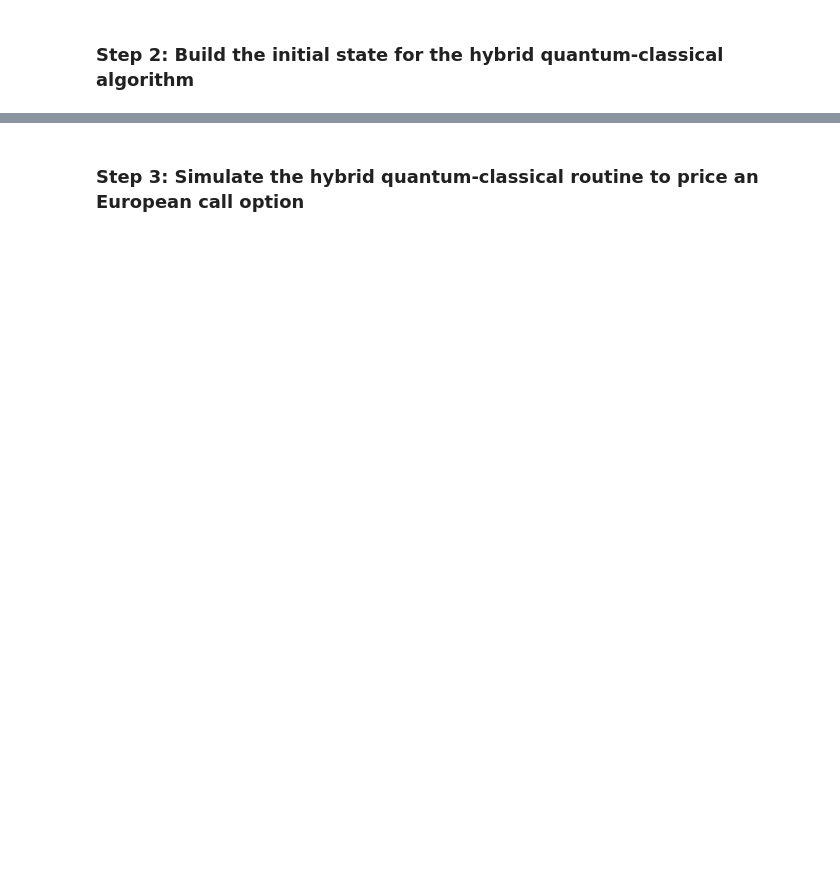
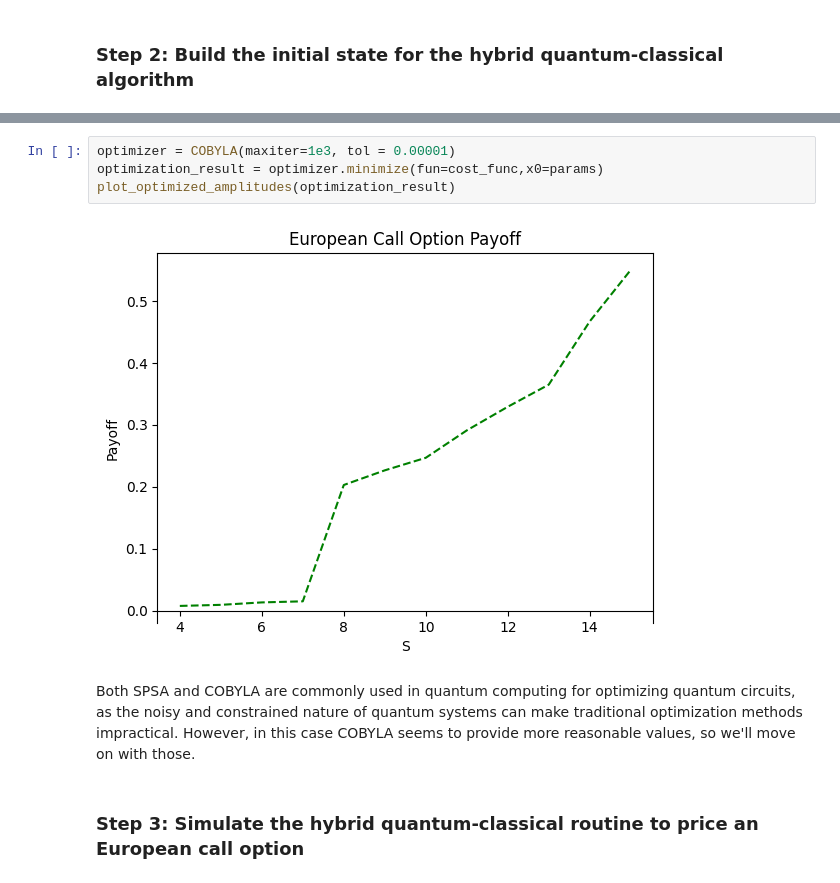
Before and after one commit to FelixXu35/Qisikit_Hackathon_BCN, a Jupyter notebook: Moodys_challenge_submission.ipynb, the cells around one changed output, grey strips where cells are left out. Saved outputs shown, nothing was run; the diff lists cells and outputs as text; blank space fills up the shorter version.

```diff
--- a/Moodys_challenge_submission.ipynb
+++ b/Moodys_challenge_submission.ipynb
@@ -128,2 +135,10 @@ plt.show()
+# %%
+optimizer = COBYLA(maxiter=1e3, tol = 0.00001)
+optimization_result = optimizer.minimize(fun=cost_func,x0=params)
+plot_optimized_amplitudes(optimization_result)
+# %% [output]
+[figure, added]
+# %% [markdown]
+Both SPSA and COBYLA are commonly used in quantum computing for optimizing quantum circuits, as the noisy and constrained nature of quantum systems can make traditional optimization methods impractical. However, in this case COBYLA seems to provide more reasonable values, so we'll move on with those.
 # %% [markdown]
 ### **Step 3**: Simulate the hybrid quantum-classical routine to price an European call option
```
Also changed, not shown: parts of 18 cells of this notebook, 2 other files.
